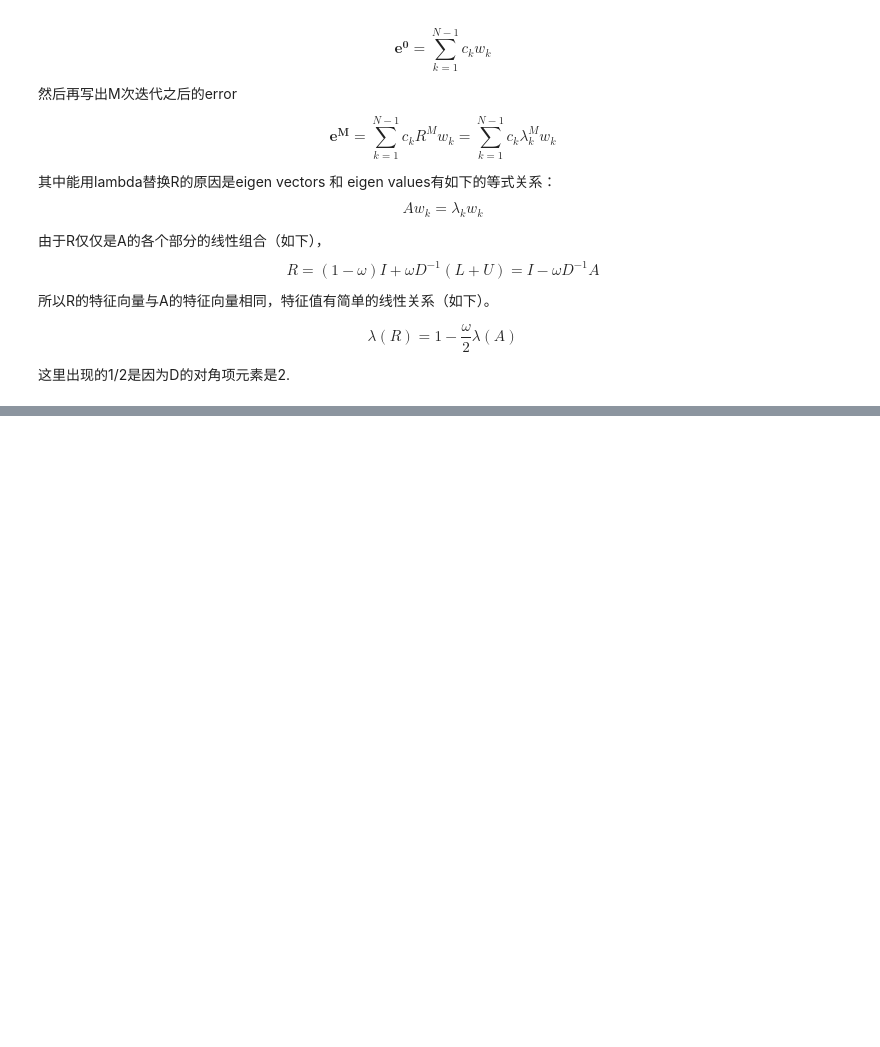
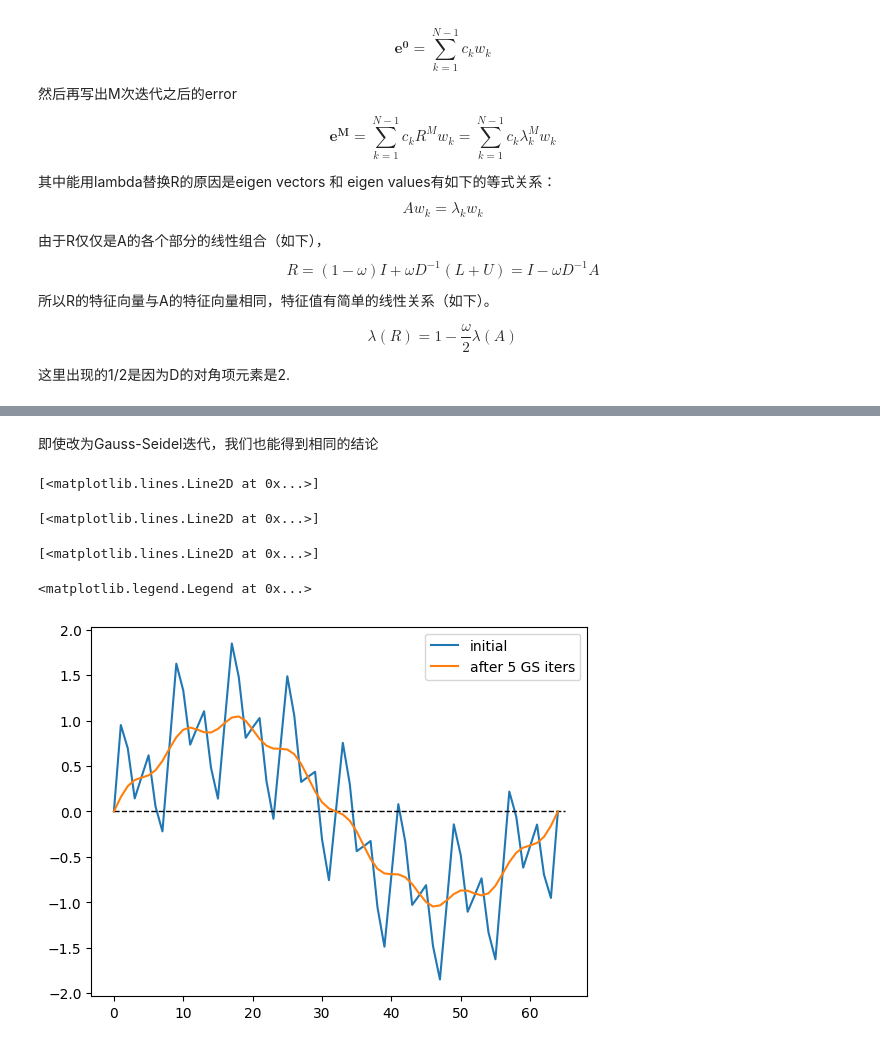
Before and after one commit to chunleili/tiPBD, a Jupyter notebook: misc/note/不同频率对收敛速度的影响.ipynb, the cells around one changed output, grey strips where cells are left out. Cells and saved outputs as stored; diff of their text form; code cells hidden in the pictures; blank space fills up the shorter version.

```diff
--- a/misc/note/不同频率对收敛速度的影响.ipynb
+++ b/misc/note/不同频率对收敛速度的影响.ipynb
@@ -345,0 +394,31 @@ $$
+# %% [markdown]
+即使改为Gauss-Seidel迭代，我们也能得到相同的结论
+# %%
+#改为gauss-seidel
+def gauss_seidel(v0):
+    v_new = np.zeros((N+1),dtype=np.float64)
+    v_old = np.zeros((N+1),dtype=np.float64)
+    num_iters = 5
+    v_old = v0
+    error = []
+    for i in range(num_iters):
+        v_new[1:N] = 1./2 * (v_old[0:N-1] + v_old[2:N+1])
+        v_old[:] = v_new[:]
+    return v_new
+
+
+v0 = np.zeros((N+1),dtype=np.float64)
+for j in range(1,N):
+    v0[j] =  (np.sin(2*j*pi/N)) + 1./2 * (np.sin(16*j*pi/N)) + 1./2 * (np.sin(32*j*pi/N))
+plot(v0, label='initial')
+plot([0,65],[0,0], color='black', linestyle='--', linewidth=1)
+v_new = gauss_seidel(v0)
+plot(v_new, label='after 5 GS iters')
+
+plt.legend()
+# %% [output]
+[<matplotlib.lines.Line2D at 0x...>]
+[<matplotlib.lines.Line2D at 0x...>]
+[<matplotlib.lines.Line2D at 0x...>]
+<matplotlib.legend.Legend at 0x...>
+[figure, added]
```
Also changed, not shown: parts of 19 cells of this notebook.
